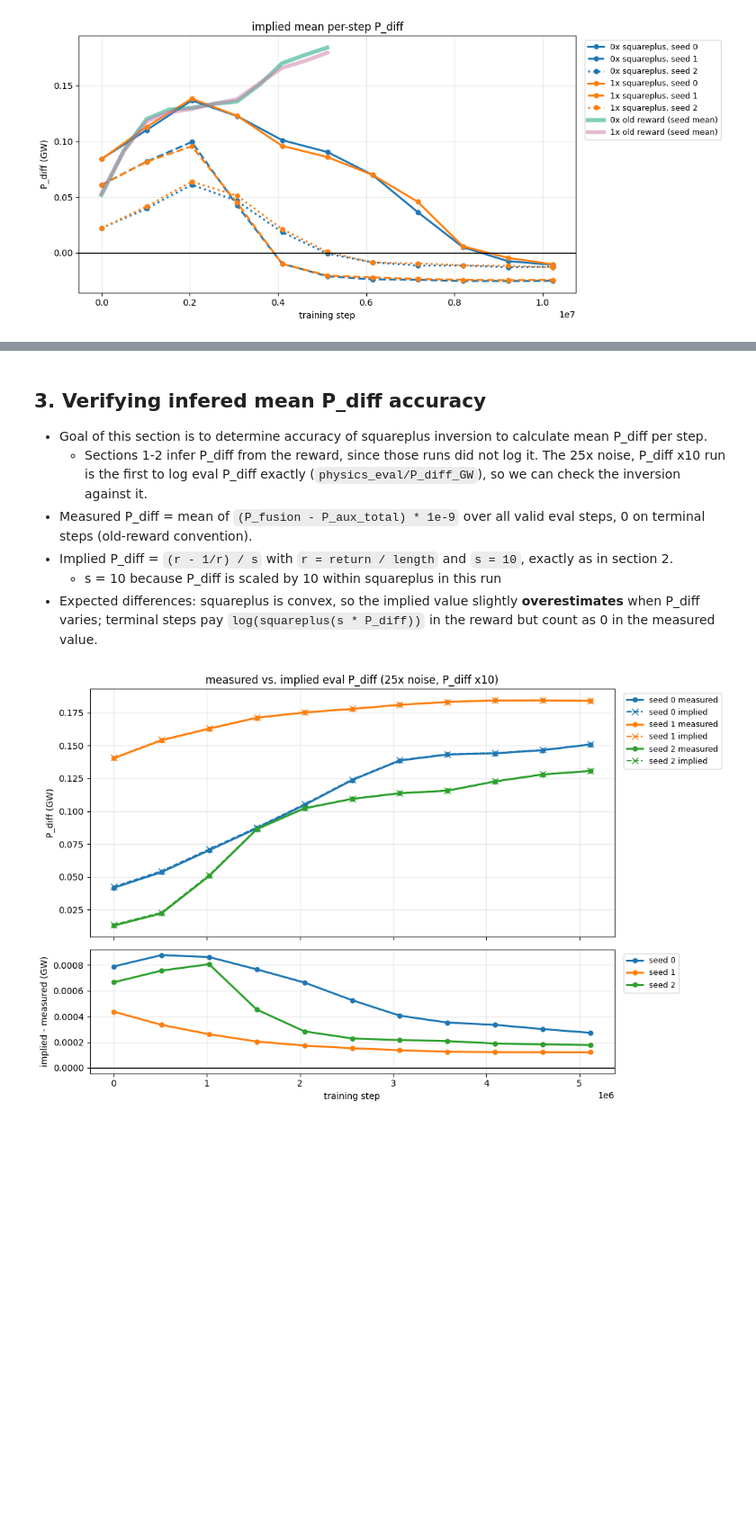
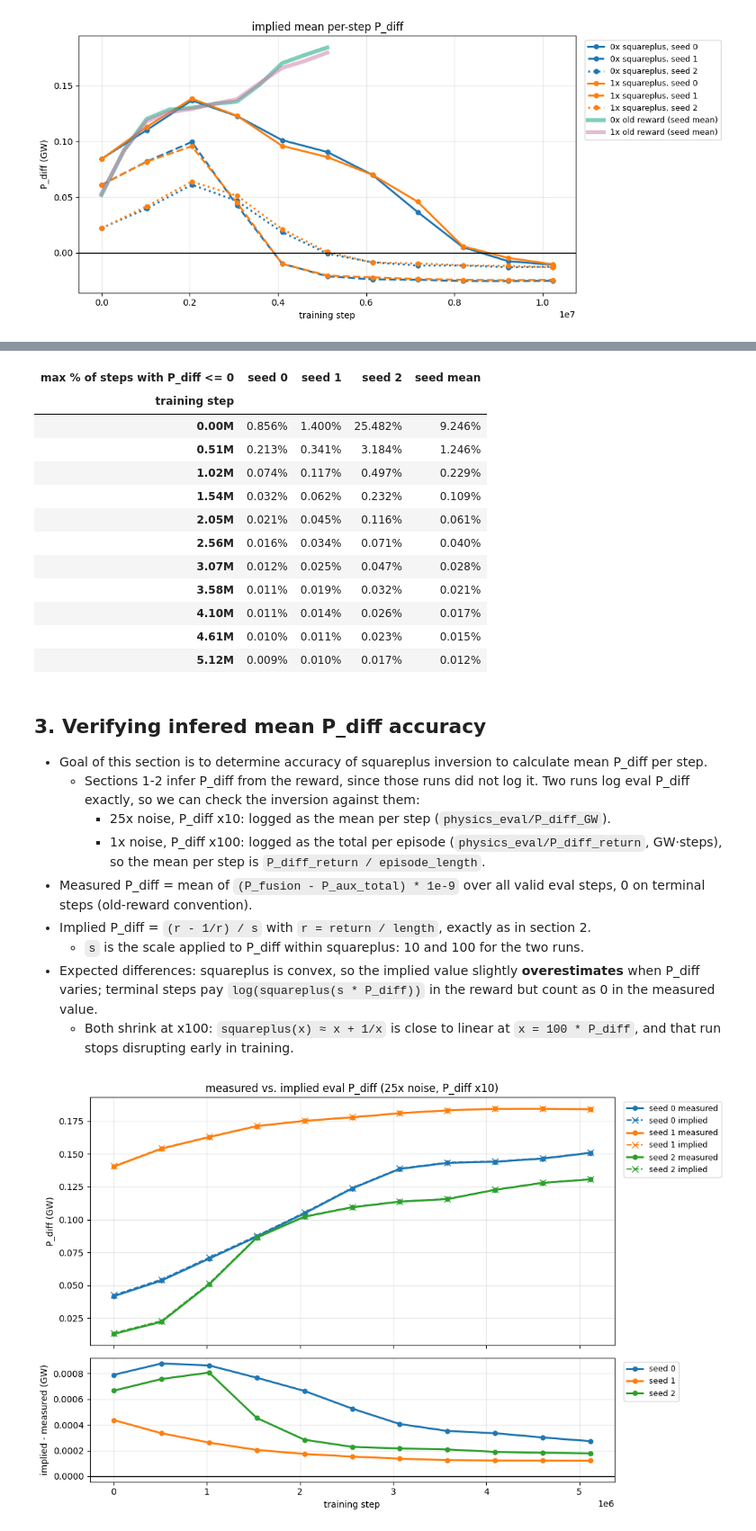
Before and after one commit to davcoope/plasmax, a Jupyter notebook: experiments/studies/dc_rewards_comparison.ipynb, the cells around one changed output, grey strips where cells are left out. Shown at 90% size. Cells and saved outputs as stored; diff of their text form; code cells hidden in the pictures; blank space fills up the shorter version.

```diff
--- a/experiments/studies/dc_rewards_comparison.ipynb
+++ b/experiments/studies/dc_rewards_comparison.ipynb
@@ -148,10 +170,47 @@ finish(ax, "implied mean per-step P_diff", "P_diff (GW)", "pdiff_scaling_implied
+# %%
+NEG_SCALE = 100  # only the x100 run logged P_diff, which Z_bar needs
+PD_RETURN = "physics_eval/P_diff_return"  # summed P_diff per eval episode (GW·steps)
+h_neg = history(SQ_PROJECT, SCALED_RUNS[NEG_SCALE], 1, [f"seeds/{s}/{k}" for s in SEEDS for k in RL + [PD_RETURN]])
+seed_cols = lambda k: pd.concat({s: h_neg[f"seeds/{s}/{k}"] for s in SEEDS}, axis=1)
+
+# One column per seed, one row per checkpoint. A bar means "averaged over the 64 eval episodes".
+R_bar = seed_cols(RL[0])                  # summed reward per episode: sum of squareplus(scale * P_diff)
+N_bar = seed_cols(RL[1])                  # steps per episode
+Z_bar = NEG_SCALE * seed_cols(PD_RETURN)  # summed (scale * P_diff) per episode
+
+# max_K_bar = ceiling on K_bar, the steps per episode with P_diff <= 0. It is the upper root of
+#   K_bar^2 + (R_bar - 2 N_bar) K_bar + (N_bar^2 - R_bar (R_bar - Z_bar)) <= 0
+# i.e. max_K_bar = [ (2 N_bar - R_bar) + sqrt( R_bar (5 R_bar - 4 N_bar - 4 Z_bar) ) ] / 2
+max_K_bar = ((2 * N_bar - R_bar) + np.sqrt(R_bar * (5 * R_bar - 4 * N_bar - 4 * Z_bar))) / 2
+
+pct = (100 * max_K_bar / N_bar).rename(columns=lambda s: f"seed {s}")  # ceiling as % of the episode
+pct["seed mean"] = pct.mean(axis=1)
+pct.index = [f"{t / 1e6:.2f}M" for t in pct.index]
+pct.map("{:.3f}%".format).rename_axis(index="training step", columns="max % of steps with P_diff <= 0")
+# %% [output]
+| max % of steps with P_diff <= 0 | seed 0 | seed 1 | seed 2 | seed mean |
+| training step |  |  |  |  |
+| 0.00M | 0.856% | 1.400% | 25.482% | 9.246% |
+| 0.51M | 0.213% | 0.341% | 3.184% | 1.246% |
+| 1.02M | 0.074% | 0.117% | 0.497% | 0.229% |
+| 1.54M | 0.032% | 0.062% | 0.232% | 0.109% |
+| 2.05M | 0.021% | 0.045% | 0.116% | 0.061% |
+| 2.56M | 0.016% | 0.034% | 0.071% | 0.040% |
+| 3.07M | 0.012% | 0.025% | 0.047% | 0.028% |
+| 3.58M | 0.011% | 0.019% | 0.032% | 0.021% |
+| 4.10M | 0.011% | 0.014% | 0.026% | 0.017% |
+| 4.61M | 0.010% | 0.011% | 0.023% | 0.015% |
+| 5.12M | 0.009% | 0.010% | 0.017% | 0.012% |
 # %% [markdown]
 ## 3. Verifying infered mean P_diff accuracy
 - Goal of this section is to determine accuracy of squareplus inversion to calculate mean P_diff per step.
-  - Sections 1-2 infer P_diff from the reward, since those runs did not log it. The 25x noise, P_diff x10 run is the first to log eval P_diff exactly (`physics_eval/P_diff_GW`), so we can check the inversion against it.
+  - Sections 1-2 infer P_diff from the reward, since those runs did not log it. Two runs log eval P_diff exactly, so we can check the inversion against them:
+    - 25x noise, P_diff x10: logged as the mean per step (`physics_eval/P_diff_GW`).
+    - 1x noise, P_diff x100: logged as the total per episode (`physics_eval/P_diff_return`, GW·steps), so the mean per step is `P_diff_return / episode_length`.
 - Measured P_diff = mean of `(P_fusion - P_aux_total) * 1e-9` over all valid eval steps, 0 on terminal steps (old-reward convention).
-- Implied P_diff = `(r - 1/r) / s` with `r = return / length` and `s = 10`, exactly as in section 2.
-  - s = 10 because P_diff is scaled by 10 within squareplus in this run
+- Implied P_diff = `(r - 1/r) / s` with `r = return / length`, exactly as in section 2.
+  - `s` is the scale applied to P_diff within squareplus: 10 and 100 for the two runs.
 - Expected differences: squareplus is convex, so the implied value slightly **overestimates** when P_diff varies; terminal steps pay `log(squareplus(s * P_diff))` in the reward but count as 0 in the measured value.
+  - Both shrink at x100: `squareplus(x) ≈ x + 1/x` is close to linear at `x = 100 * P_diff`, and that run stops disrupting early in training.
 # %%
 VERIFY_RUN, VERIFY_NM, VERIFY_SCALE = "a51pa0ka", 25, 10.0  # squareplus(10 * P_diff), 25x noise, 5.12M steps
```
Also changed, not shown: parts of 12 cells of this notebook.
